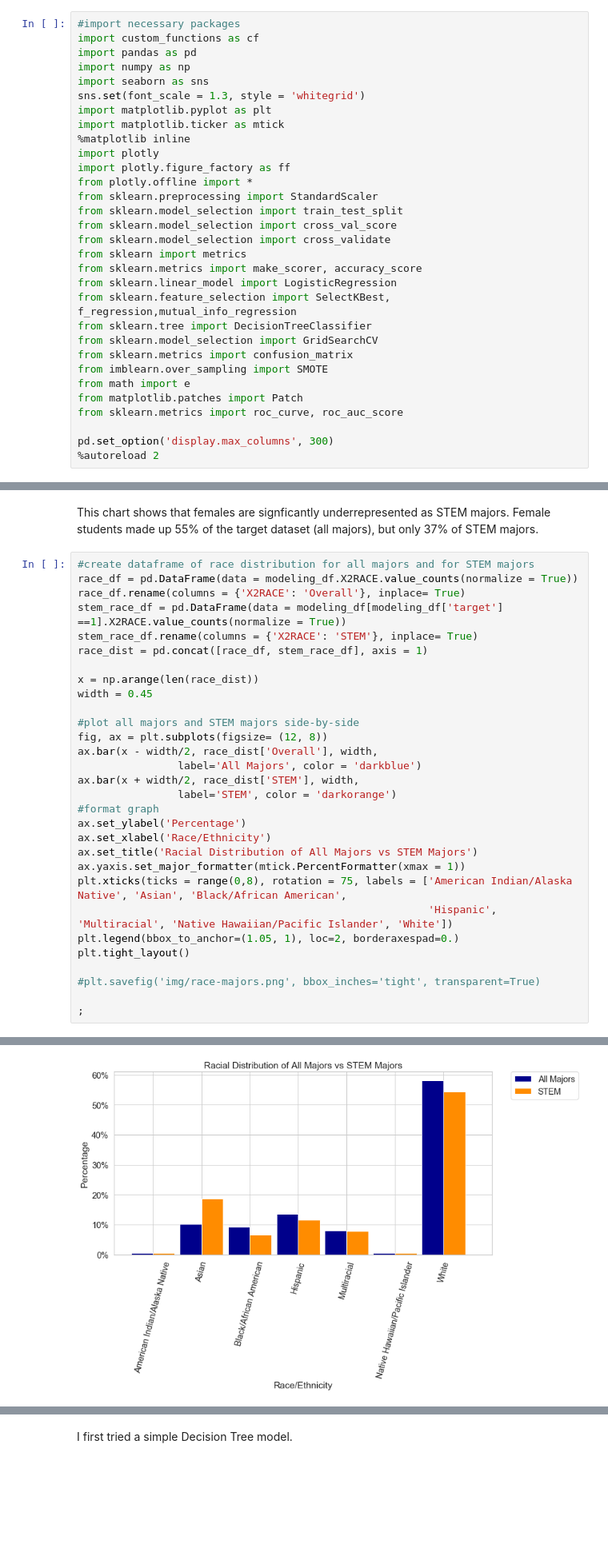
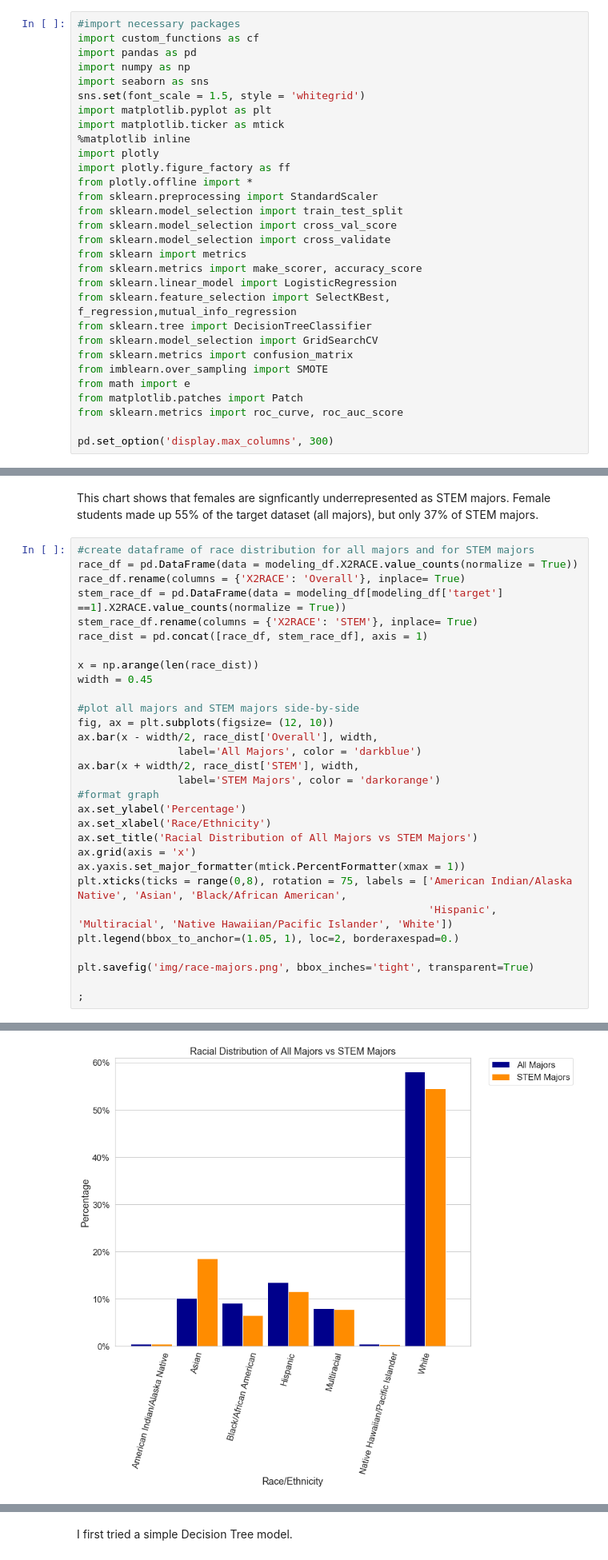
Before and after one commit to laurenphipps/STEM-majors, a Jupyter notebook: Final_Notebook.ipynb, the cells around one changed output, grey strips where cells are left out. Shown at 80% size. Cells and saved outputs as stored; diff of their text form; blank space fills up the shorter version.

```diff
--- a/Final_Notebook.ipynb
+++ b/Final_Notebook.ipynb
@@ -48,7 +48,7 @@ import custom_functions as cf
 import pandas as pd
 import numpy as np
 import seaborn as sns
-sns.set(font_scale = 1.3, style = 'whitegrid')
+sns.set(font_scale = 1.5, style = 'whitegrid')
 import matplotlib.pyplot as plt
 import matplotlib.ticker as mtick
 %matplotlib inline
@@ -72,7 +72,6 @@ from matplotlib.patches import Patch
 from sklearn.metrics import roc_curve, roc_auc_score
 
 pd.set_option('display.max_columns', 300)
-%autoreload 2
 # %%
 #import dataset with selected features (reference above)
 df = cf.import_it('data-files/HSLS/hsls_17_student_pets_sr_v1_0.csv')
@@ -289,34 +281,34 @@ This chart shows that females are signficantly underrepresented as STEM majors.
 # %%
 #create dataframe of race distribution for all majors and for STEM majors
 race_df = pd.DataFrame(data = modeling_df.X2RACE.value_counts(normalize = True))
 race_df.rename(columns = {'X2RACE': 'Overall'}, inplace= True)
 stem_race_df = pd.DataFrame(data = modeling_df[modeling_df['target'] ==1].X2RACE.value_counts(normalize = True))
 stem_race_df.rename(columns = {'X2RACE': 'STEM'}, inplace= True)
 race_dist = pd.concat([race_df, stem_race_df], axis = 1)
 
 x = np.arange(len(race_dist))
 width = 0.45
 
 #plot all majors and STEM majors side-by-side
-fig, ax = plt.subplots(figsize= (12, 8))
+fig, ax = plt.subplots(figsize= (12, 10))
 ax.bar(x - width/2, race_dist['Overall'], width,
                 label='All Majors', color = 'darkblue')
 ax.bar(x + width/2, race_dist['STEM'], width,
-                label='STEM', color = 'darkorange')
+                label='STEM Majors', color = 'darkorange')
 #format graph
 ax.set_ylabel('Percentage')
 ax.set_xlabel('Race/Ethnicity')
 ax.set_title('Racial Distribution of All Majors vs STEM Majors')
+ax.grid(axis = 'x')
 ax.yaxis.set_major_formatter(mtick.PercentFormatter(xmax = 1))
 plt.xticks(ticks = range(0,8), rotation = 75, labels = ['American Indian/Alaska Native', 'Asian', 'Black/African American',
                                                         'Hispanic', 'Multiracial', 'Native Hawaiian/Pacific Islander', 'White'])
 plt.legend(bbox_to_anchor=(1.05, 1), loc=2, borderaxespad=0.)
-plt.tight_layout()
 
-#plt.savefig('img/race-majors.png', bbox_inches='tight', transparent=True)
+plt.savefig('img/race-majors.png', bbox_inches='tight', transparent=True)
 
 ;
 # %% [output]
 ''
-[figure, old version]
+[figure, new version]
 # %% [markdown]
```
Also changed, not shown: parts of 30 cells of this notebook, 10 other files.
